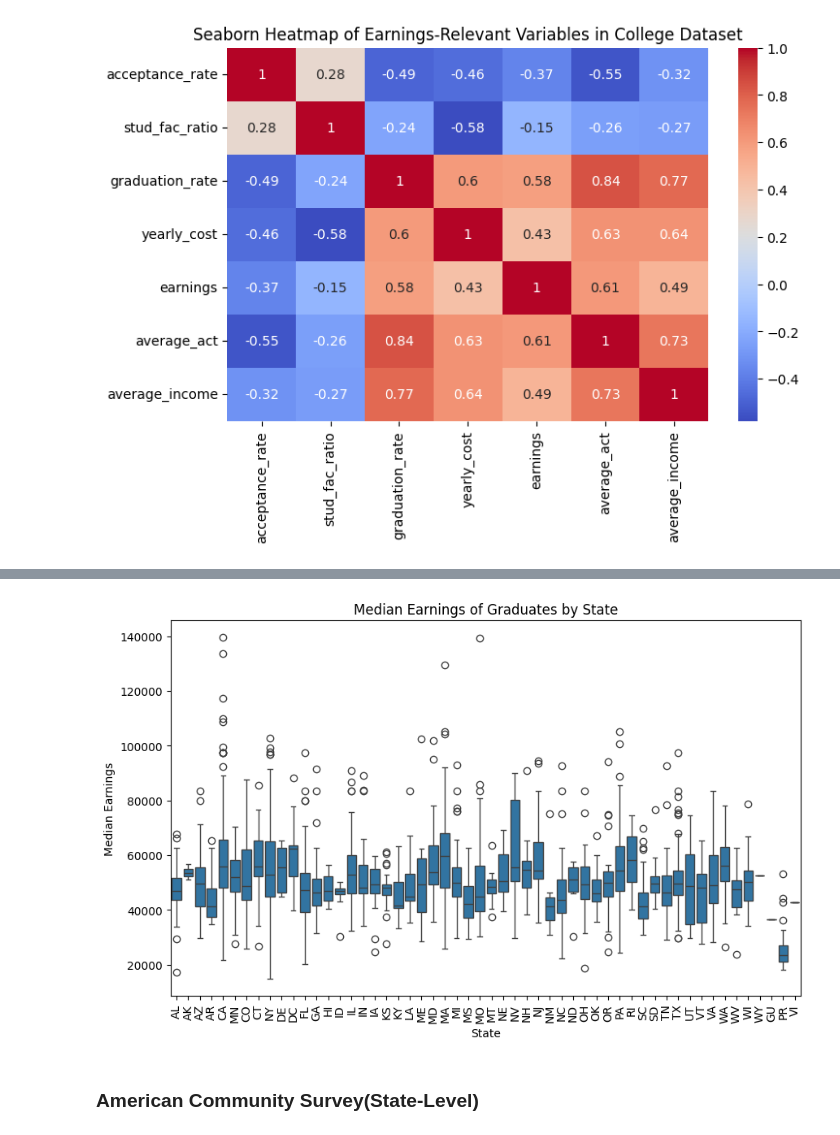
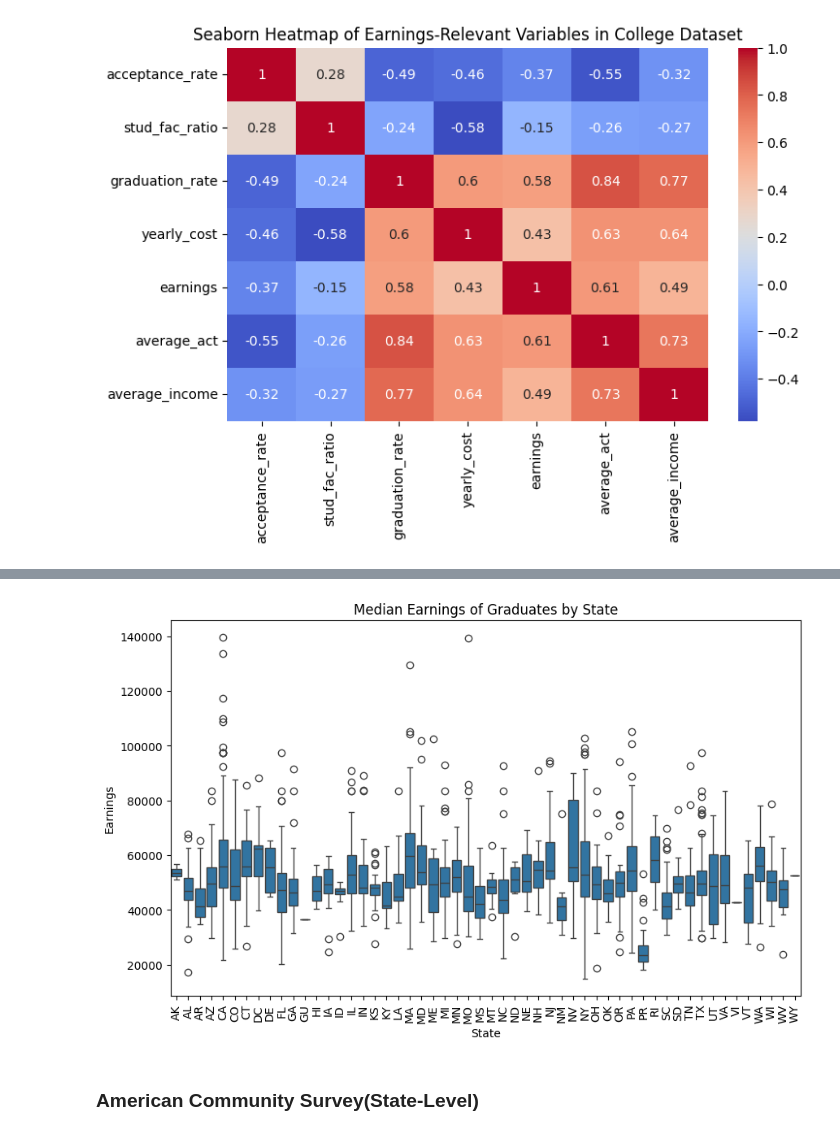
Before and after one commit to rachel1234561/ds2002project, a Jupyter notebook: analysis_viz.ipynb, the cells around one changed output, grey strips where cells are left out. Saved outputs shown, nothing was run; the diff lists cells and outputs as text; code cells hidden in the pictures.

```diff
--- a/analysis_viz.ipynb
+++ b/analysis_viz.ipynb
@@ -93,14 +85,14 @@ R= 0.35016672107437735
 # %%
 # Create a box plot to compare median graduate earnings by state
 plt.figure(figsize=(10, 6))
-sns.boxplot(x='state', y='earnings', data=data)
+sns.boxplot(x='state', y='earnings', data=data.sort_values(by='state'))
 plt.title('Median Earnings of Graduates by State')
 plt.xlabel('State')
-plt.ylabel('Median Earnings')
+plt.ylabel('Earnings')
 plt.xticks(rotation=90)  # Rotate x-axis labels for better readability
 plt.show()
 # %% [output]
-[figure, old version]
+[figure, new version]
 # %% [markdown]
 ### **American Community Survey(State-Level)**
 # %%
```
Also changed, not shown: parts of 8 cells of this notebook.
